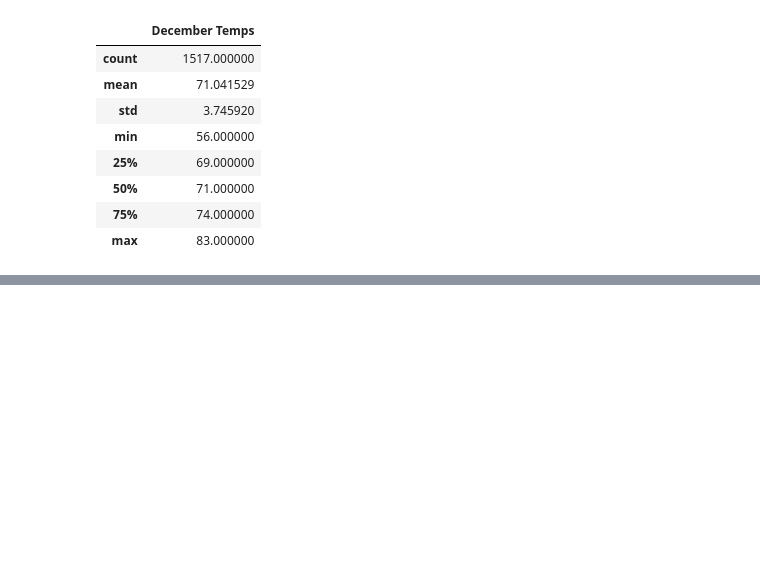
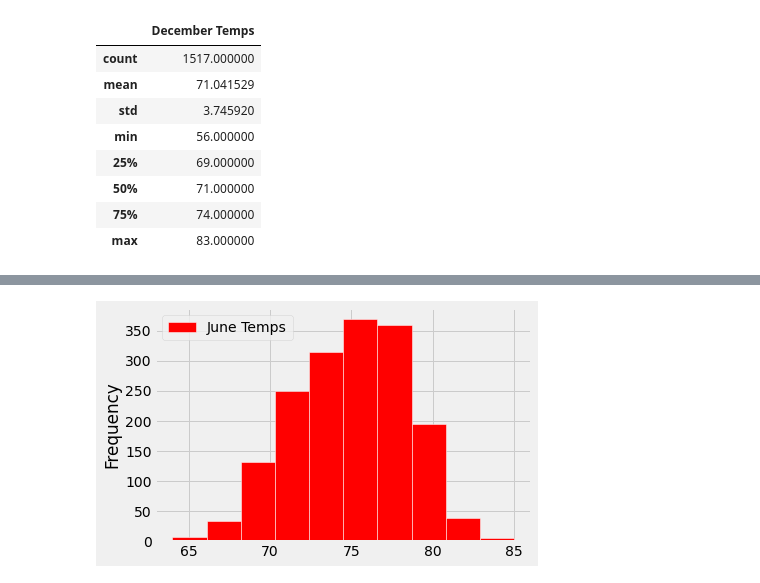
Before and after one commit to KellenSchmitz/Module_9_SQLite_Flask, a Jupyter notebook: SurfsUp_Challenge.ipynb, the cells around one changed output, grey strips where cells are left out. Drawn from its saved outputs; the diff is of its cells as text; code cells hidden in the pictures; blank space fills up the shorter version.

```diff
--- a/SurfsUp_Challenge.ipynb
+++ b/SurfsUp_Challenge.ipynb
@@ -105,0 +116,5 @@ dec_temps_df.describe()
+# %%
+june_temps_df.plot.hist(bins=10, edgecolor='white', color="red")
+plt.show()
+# %% [output]
+[figure, added]
```
Also changed, not shown: parts of 3 cells of this notebook, 1 other file.
